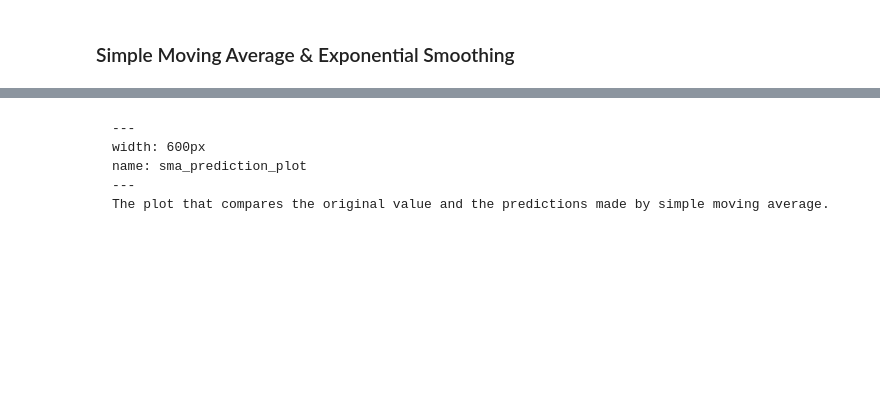
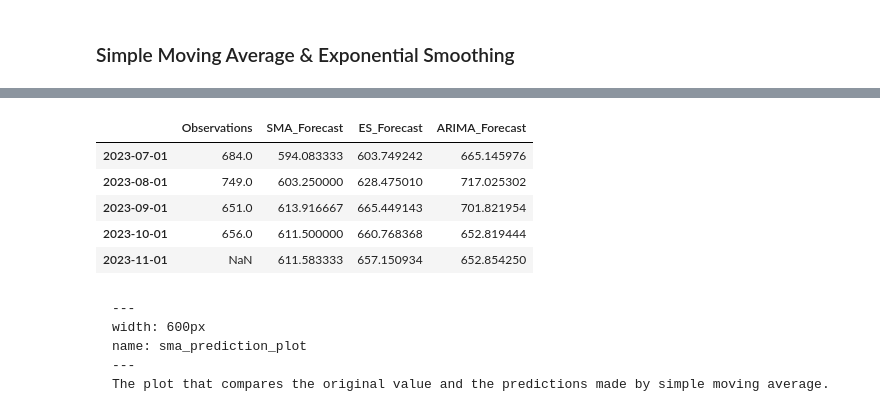
Before and after one commit to UBC-MDS/project-avalon, a Jupyter notebook: report/_build/jupyter_execute/crime_forecasting.ipynb, the cells around one changed output, grey strips where cells are left out. Cells and saved outputs as stored; diff of their text form; code cells hidden in the pictures; blank space fills up the shorter version.

````diff
--- a/report/_build/jupyter_execute/crime_forecasting.ipynb
+++ b/report/_build/jupyter_execute/crime_forecasting.ipynb
@@ -227,3 +223,12 @@ ValueError: Index of the DataFrame must be a DatetimeIndex for ARIMA prediction.
+# %%
+prediction.tail(5)
+# %% [output]
+|  | Observations | SMA_Forecast | ES_Forecast | ARIMA_Forecast |
+| 2023-07-01 | 684.0 | 594.083333 | 603.749242 | 665.145976 |
+| 2023-08-01 | 749.0 | 603.250000 | 628.475010 | 717.025302 |
+| 2023-09-01 | 651.0 | 613.916667 | 665.449143 | 701.821954 |
+| 2023-10-01 | 656.0 | 611.500000 | 660.768368 | 652.819444 |
+| 2023-11-01 | NaN | 611.583333 | 657.150934 | 652.854250 |
 # %% [markdown]
 ```{figure} ../results/figures/sma_prediction_plot.png
 ---
````
Also changed, not shown: parts of 3 cells of this notebook, 10 other files.
